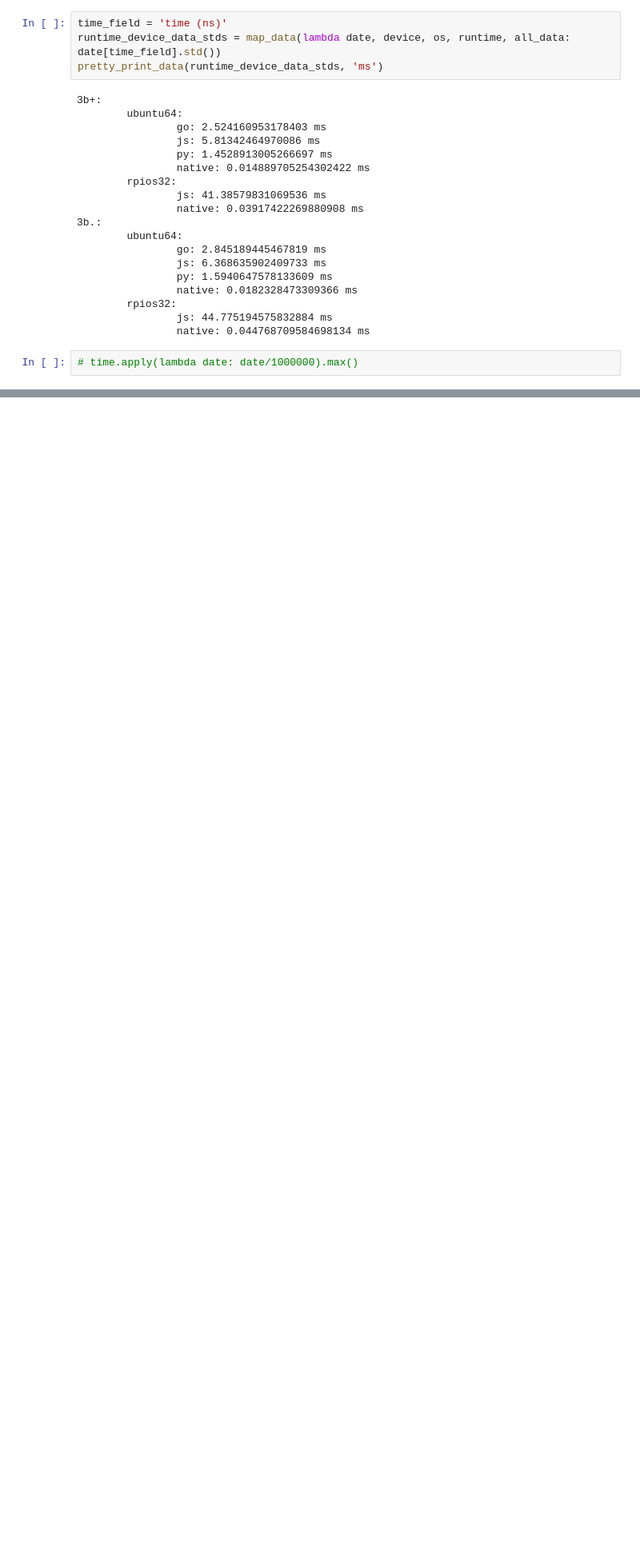
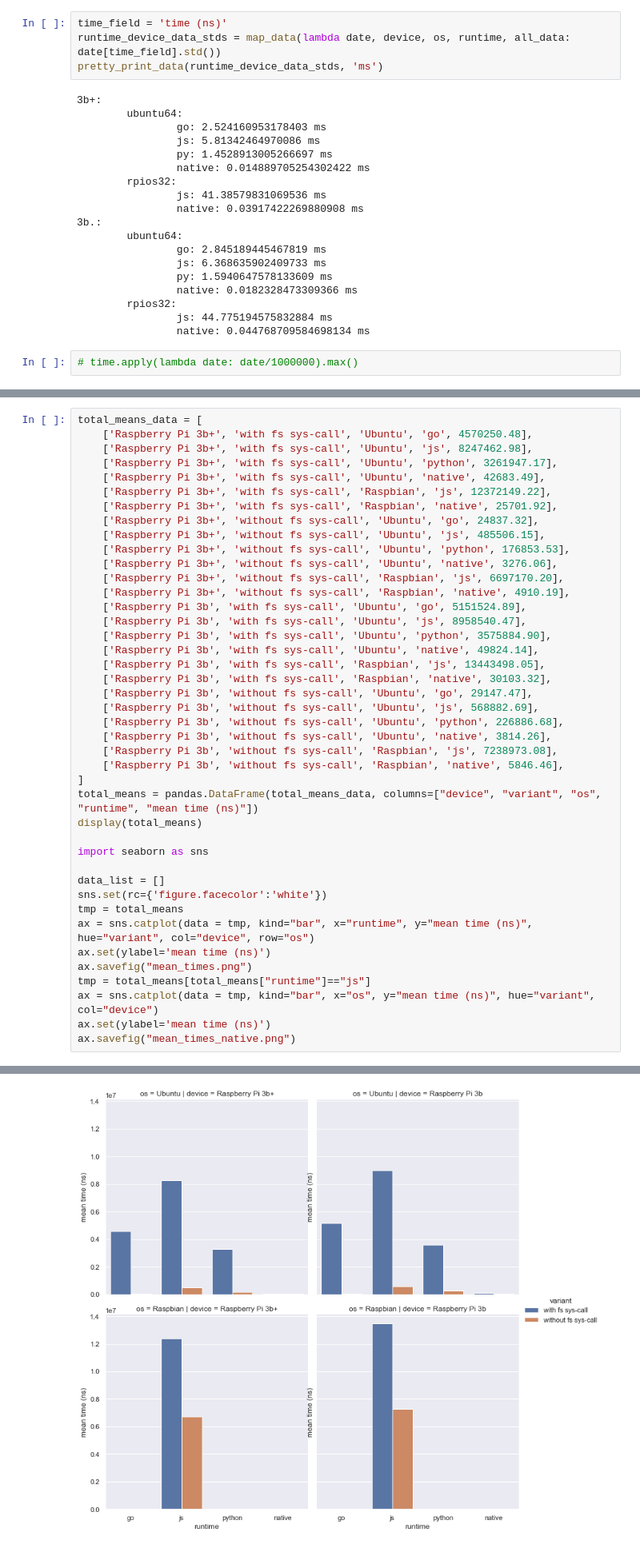
Before and after one commit to proohit/nodejs-rust, a Jupyter notebook: smartcore-wasi/analysis.ipynb, the cells around one changed output, grey strips where cells are left out. Shown: that part at 80% size. Saved outputs shown, nothing was run; the diff lists cells and outputs as text; blank space fills up the shorter version.

Commit message:
smartcore-wasi - add mean times and native

```diff
--- a/smartcore-wasi/analysis.ipynb
+++ b/smartcore-wasi/analysis.ipynb
@@ -271,3 +271,46 @@ ax.savefig("relative_mean_times_3b+.png")
 | 14 | Raspberry Pi 3b | without fs sys-call | Ubuntu | python | 59.48 |
 | 15 | Raspberry Pi 3b | without fs sys-call | Raspbian | js | 1238.18 |
 [figure]
+# %%
+total_means_data = [
+    ['Raspberry Pi 3b+', 'with fs sys-call', 'Ubuntu', 'go', 4570250.48],
+    ['Raspberry Pi 3b+', 'with fs sys-call', 'Ubuntu', 'js', 8247462.98],
+    ['Raspberry Pi 3b+', 'with fs sys-call', 'Ubuntu', 'python', 3261947.17],
+    ['Raspberry Pi 3b+', 'with fs sys-call', 'Ubuntu', 'native', 42683.49],
+    ['Raspberry Pi 3b+', 'with fs sys-call', 'Raspbian', 'js', 12372149.22],
+    ['Raspberry Pi 3b+', 'with fs sys-call', 'Raspbian', 'native', 25701.92],
+    ['Raspberry Pi 3b+', 'without fs sys-call', 'Ubuntu', 'go', 24837.32],
+    ['Raspberry Pi 3b+', 'without fs sys-call', 'Ubuntu', 'js', 485506.15],
+    ['Raspberry Pi 3b+', 'without fs sys-call', 'Ubuntu', 'python', 176853.53],
+    ['Raspberry Pi 3b+', 'without fs sys-call', 'Ubuntu', 'native', 3276.06],
+    ['Raspberry Pi 3b+', 'without fs sys-call', 'Raspbian', 'js', 6697170.20],
+    ['Raspberry Pi 3b+', 'without fs sys-call', 'Raspbian', 'native', 4910.19],
+    ['Raspberry Pi 3b', 'with fs sys-call', 'Ubuntu', 'go', 5151524.89],
+    ['Raspberry Pi 3b', 'with fs sys-call', 'Ubuntu', 'js', 8958540.47],
+    ['Raspberry Pi 3b', 'with fs sys-call', 'Ubuntu', 'python', 3575884.90],
+    ['Raspberry Pi 3b', 'with fs sys-call', 'Ubuntu', 'native', 49824.14],
+    ['Raspberry Pi 3b', 'with fs sys-call', 'Raspbian', 'js', 13443498.05],
+    ['Raspberry Pi 3b', 'with fs sys-call', 'Raspbian', 'native', 30103.32],
+    ['Raspberry Pi 3b', 'without fs sys-call', 'Ubuntu', 'go', 29147.47],
+    ['Raspberry Pi 3b', 'without fs sys-call', 'Ubuntu', 'js', 568882.69],
+    ['Raspberry Pi 3b', 'without fs sys-call', 'Ubuntu', 'python', 226886.68],
+    ['Raspberry Pi 3b', 'without fs sys-call', 'Ubuntu', 'native', 3814.26],
+    ['Raspberry Pi 3b', 'without fs sys-call', 'Raspbian', 'js', 7238973.08],
+    ['Raspberry Pi 3b', 'without fs sys-call', 'Raspbian', 'native', 5846.46],
+]
+total_means = pandas.DataFrame(total_means_data, columns=["device", "variant", "os", "runtime", "mean time (ns)"])
+display(total_means)
+
+import seaborn as sns
+
+data_list = []
+sns.set(rc={'figure.facecolor':'white'})
+tmp = total_means
+ax = sns.catplot(data = tmp, kind="bar", x="runtime", y="mean time (ns)", hue="variant", col="device", row="os")
+ax.set(ylabel='mean time (ns)')
+ax.savefig("mean_times.png")
+tmp = total_means[total_means["runtime"]=="js"]
+ax = sns.catplot(data = tmp, kind="bar", x="os", y="mean time (ns)", hue="variant", col="device")
+ax.set(ylabel='mean time (ns)')
+ax.savefig("mean_times_native.png")
+# %% [output]
@@ -273,0 +334 @@ ax.savefig("relative_mean_times_3b+.png")
+[figure, added]
```
Also changed, not shown: parts of 3 cells of this notebook.
